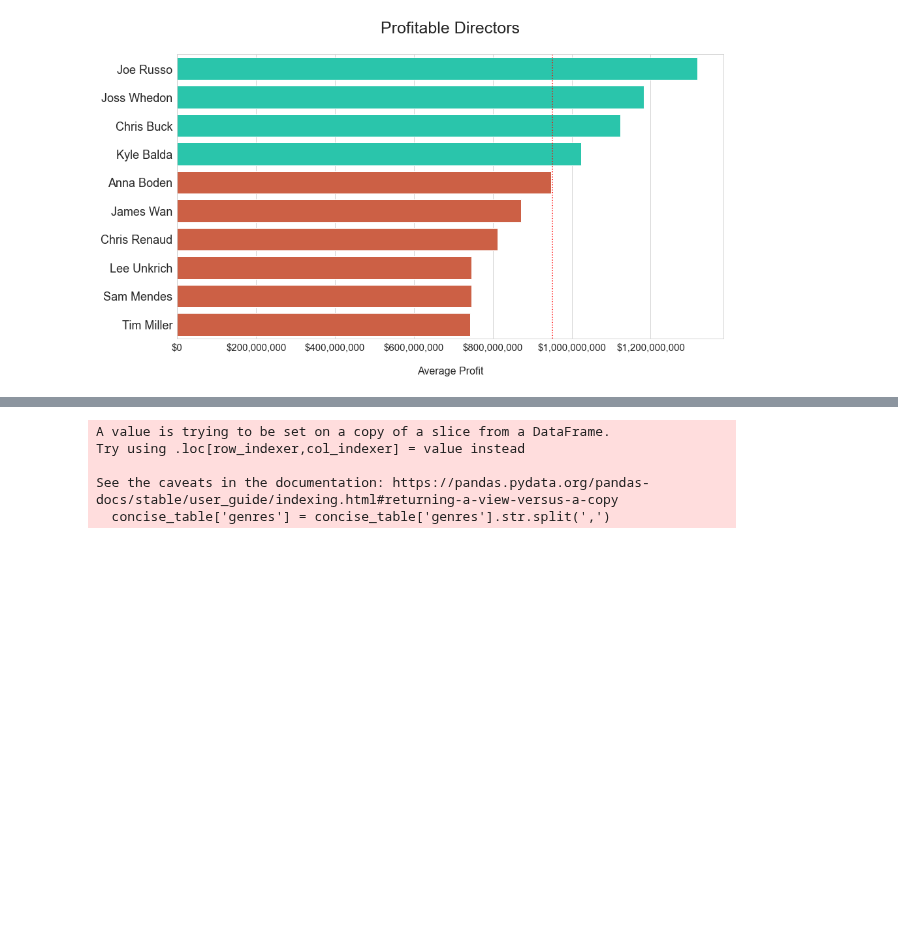
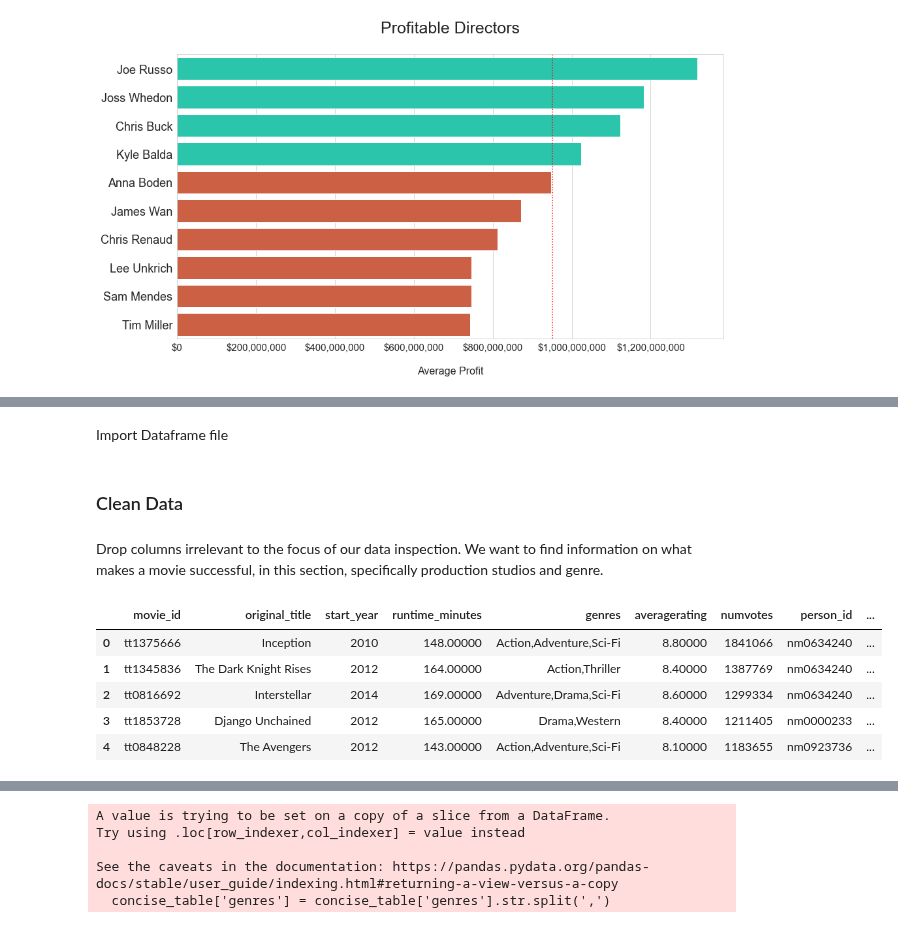
Before and after one commit to dcruzven/Movie-Analysis-Project, a Jupyter notebook: final_notebook.ipynb, the cells around one changed output, grey strips where cells are left out. Cells and saved outputs as stored; diff of their text form; code cells hidden in the pictures; blank space fills up the shorter version.

```diff
--- a/final_notebook.ipynb
+++ b/final_notebook.ipynb
@@ -386,6 +425,21 @@ plt.axvline(money_mean, color='red', ls='dotted');
+# %% [markdown]
+Import Dataframe file
 # %%
 imdb_df = pd.read_csv('https://raw.githubusercontent.com/vimixy/Movie-Analysis-Project/main/imdbCSV.csv')
+# %% [markdown]
+### Clean Data
+# %% [markdown]
+Drop columns irrelevant to the focus of our data inspection. We want to find information on what makes a movie successful, in this section, specifically production studios and genre.
 # %%
 imdb_df_new = imdb_df.drop(columns = ['Unnamed: 0', 'primary_title', 'movie_id.1', 'movie_id.2', 'person_id.1', 'birth_year', 'death_year', 'primary_profession'])
+# %%
+imdb_df_new.head()
+# %% [output]
+|  | movie_id | original_title | start_year | runtime_minutes | genres | averagerating | numvotes | person_id | ... |
+| 0 | tt1375666 | Inception | 2010 | 148.00000 | Action,Adventure,Sci-Fi | 8.80000 | 1841066 | nm0634240 | ... |
+| 1 | tt1345836 | The Dark Knight Rises | 2012 | 164.00000 | Action,Thriller | 8.40000 | 1387769 | nm0634240 | ... |
+| 2 | tt0816692 | Interstellar | 2014 | 169.00000 | Adventure,Drama,Sci-Fi | 8.60000 | 1299334 | nm0634240 | ... |
+| 3 | tt1853728 | Django Unchained | 2012 | 165.00000 | Drama,Western | 8.40000 | 1211405 | nm0000233 | ... |
+| 4 | tt0848228 | The Avengers | 2012 | 143.00000 | Action,Adventure,Sci-Fi | 8.10000 | 1183655 | nm0923736 | ... |
 # %%
 movies_df = pd.read_csv('https://raw.githubusercontent.com/vimixy/Movie-Analysis-Project/main/movie_info')
```
Also changed, not shown: parts of 45 cells of this notebook.
